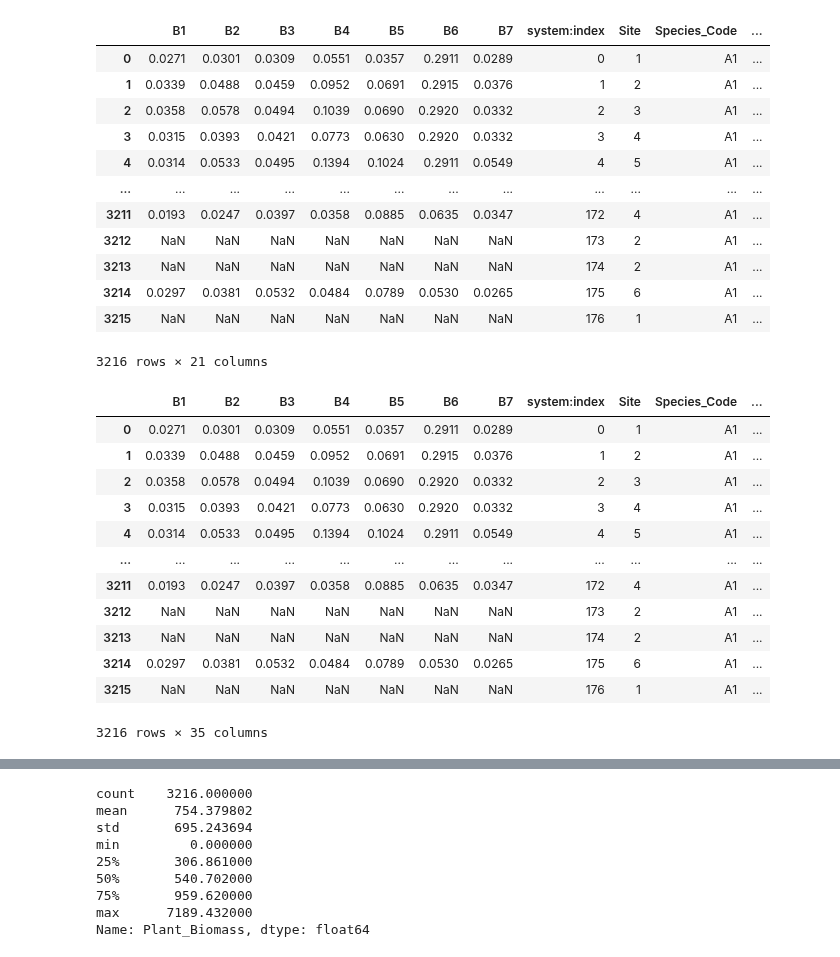
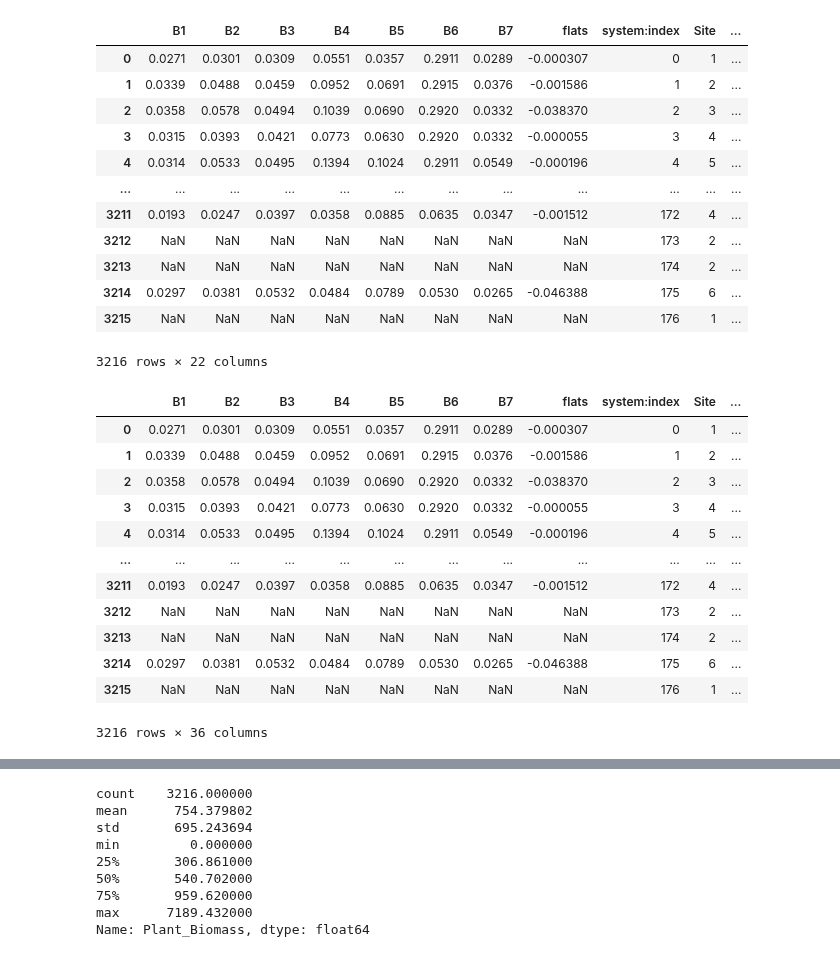
Before and after one commit to asajulien/PhD, a Jupyter notebook: Jupyter/Georgia/GA - yearly data.ipynb, the cells around one changed output, grey strips where cells are left out. Cells and saved outputs as stored; diff of their text form; code cells hidden in the pictures.

```diff
--- a/Jupyter/Georgia/GA - yearly data.ipynb
+++ b/Jupyter/Georgia/GA - yearly data.ipynb
@@ -15,49 +15,40 @@ import glob
 # %%
 ##import and concatenate datasets
 ##Mac:
 # path = r'/Users/asariversjulien/Documents/Data/CSV files/Sapelo/Yearly data'
-# all_files = glob.glob(path + "/*.csv")
-
-# li = []
-
-# for filename in all_files:
-#     df = pd.read_csv(filename, index_col=None, header=0)
-#     li.append(df)
-
-# df = pd.concat(li, axis=0, ignore_index=True)
 
 ##PC:
-path = r'C:/Users/arj26323/Documents/Data/Biomass datasets/Sapelo/Yearly data'
+path = r'C:/Users/arj26323/Documents/Data/Biomass datasets/Sapelo/Yearly data/Flats'
 all_files = glob.glob(path + "/*.csv")
 
 li = []
 
 for filename in all_files:
     df = pd.read_csv(filename, index_col=None, header=0)
     li.append(df)
 
 df = pd.concat(li, axis=0, ignore_index=True)
 
 # with pd.option_context('display.max_rows', None, 'display.max_columns', None):  ## more options can be specified also
 #     print(df)
 
 # df = df[df['Species_Code'] == 'A1'] ##eventually, you will want to do this
 
 df
 # %% [output]
-|  | B1 | B2 | B3 | B4 | B5 | B6 | B7 | system:index | Site | Species_Code | ... |
-| 0 | 0.0271 | 0.0301 | 0.0309 | 0.0551 | 0.0357 | 0.2911 | 0.0289 | 0 | 1 | A1 | ... |
-| 1 | 0.0339 | 0.0488 | 0.0459 | 0.0952 | 0.0691 | 0.2915 | 0.0376 | 1 | 2 | A1 | ... |
-| 2 | 0.0358 | 0.0578 | 0.0494 | 0.1039 | 0.0690 | 0.2920 | 0.0332 | 2 | 3 | A1 | ... |
-| 3 | 0.0315 | 0.0393 | 0.0421 | 0.0773 | 0.0630 | 0.2920 | 0.0332 | 3 | 4 | A1 | ... |
-| 4 | 0.0314 | 0.0533 | 0.0495 | 0.1394 | 0.1024 | 0.2911 | 0.0549 | 4 | 5 | A1 | ... |
+|  | B1 | B2 | B3 | B4 | B5 | B6 | B7 | flats | system:index | Site | ... |
+| 0 | 0.0271 | 0.0301 | 0.0309 | 0.0551 | 0.0357 | 0.2911 | 0.0289 | -0.000307 | 0 | 1 | ... |
+| 1 | 0.0339 | 0.0488 | 0.0459 | 0.0952 | 0.0691 | 0.2915 | 0.0376 | -0.001586 | 1 | 2 | ... |
+| 2 | 0.0358 | 0.0578 | 0.0494 | 0.1039 | 0.0690 | 0.2920 | 0.0332 | -0.038370 | 2 | 3 | ... |
+| 3 | 0.0315 | 0.0393 | 0.0421 | 0.0773 | 0.0630 | 0.2920 | 0.0332 | -0.000055 | 3 | 4 | ... |
+| 4 | 0.0314 | 0.0533 | 0.0495 | 0.1394 | 0.1024 | 0.2911 | 0.0549 | -0.000196 | 4 | 5 | ... |
 | ... | ... | ... | ... | ... | ... | ... | ... | ... | ... | ... | ... |
-| 3211 | 0.0193 | 0.0247 | 0.0397 | 0.0358 | 0.0885 | 0.0635 | 0.0347 | 172 | 4 | A1 | ... |
-| 3212 | NaN | NaN | NaN | NaN | NaN | NaN | NaN | 173 | 2 | A1 | ... |
-| 3213 | NaN | NaN | NaN | NaN | NaN | NaN | NaN | 174 | 2 | A1 | ... |
-| 3214 | 0.0297 | 0.0381 | 0.0532 | 0.0484 | 0.0789 | 0.0530 | 0.0265 | 175 | 6 | A1 | ... |
-| 3215 | NaN | NaN | NaN | NaN | NaN | NaN | NaN | 176 | 1 | A1 | ... |
+| 3211 | 0.0193 | 0.0247 | 0.0397 | 0.0358 | 0.0885 | 0.0635 | 0.0347 | -0.001512 | 172 | 4 | ... |
+| 3212 | NaN | NaN | NaN | NaN | NaN | NaN | NaN | NaN | 173 | 2 | ... |
+| 3213 | NaN | NaN | NaN | NaN | NaN | NaN | NaN | NaN | 174 | 2 | ... |
+| 3214 | 0.0297 | 0.0381 | 0.0532 | 0.0484 | 0.0789 | 0.0530 | 0.0265 | -0.046388 | 175 | 6 | ... |
+| 3215 | NaN | NaN | NaN | NaN | NaN | NaN | NaN | NaN | 176 | 1 | ... |
-3216 rows × 21 columns
+3216 rows × 22 columns
 # %%
 ##Bands and indices
 
@@ -88,17 +79,17 @@ df
 # with pd.option_context('display.max_rows', None, 'display.max_columns', None):
 #     print(df)
 # %% [output]
-|  | B1 | B2 | B3 | B4 | B5 | B6 | B7 | system:index | Site | Species_Code | ... |
-| 0 | 0.0271 | 0.0301 | 0.0309 | 0.0551 | 0.0357 | 0.2911 | 0.0289 | 0 | 1 | A1 | ... |
-| 1 | 0.0339 | 0.0488 | 0.0459 | 0.0952 | 0.0691 | 0.2915 | 0.0376 | 1 | 2 | A1 | ... |
-| 2 | 0.0358 | 0.0578 | 0.0494 | 0.1039 | 0.0690 | 0.2920 | 0.0332 | 2 | 3 | A1 | ... |
-| 3 | 0.0315 | 0.0393 | 0.0421 | 0.0773 | 0.0630 | 0.2920 | 0.0332 | 3 | 4 | A1 | ... |
-| 4 | 0.0314 | 0.0533 | 0.0495 | 0.1394 | 0.1024 | 0.2911 | 0.0549 | 4 | 5 | A1 | ... |
+|  | B1 | B2 | B3 | B4 | B5 | B6 | B7 | flats | system:index | Site | ... |
+| 0 | 0.0271 | 0.0301 | 0.0309 | 0.0551 | 0.0357 | 0.2911 | 0.0289 | -0.000307 | 0 | 1 | ... |
+| 1 | 0.0339 | 0.0488 | 0.0459 | 0.0952 | 0.0691 | 0.2915 | 0.0376 | -0.001586 | 1 | 2 | ... |
+| 2 | 0.0358 | 0.0578 | 0.0494 | 0.1039 | 0.0690 | 0.2920 | 0.0332 | -0.038370 | 2 | 3 | ... |
+| 3 | 0.0315 | 0.0393 | 0.0421 | 0.0773 | 0.0630 | 0.2920 | 0.0332 | -0.000055 | 3 | 4 | ... |
+| 4 | 0.0314 | 0.0533 | 0.0495 | 0.1394 | 0.1024 | 0.2911 | 0.0549 | -0.000196 | 4 | 5 | ... |
 | ... | ... | ... | ... | ... | ... | ... | ... | ... | ... | ... | ... |
-| 3211 | 0.0193 | 0.0247 | 0.0397 | 0.0358 | 0.0885 | 0.0635 | 0.0347 | 172 | 4 | A1 | ... |
-| 3212 | NaN | NaN | NaN | NaN | NaN | NaN | NaN | 173 | 2 | A1 | ... |
-| 3213 | NaN | NaN | NaN | NaN | NaN | NaN | NaN | 174 | 2 | A1 | ... |
-| 3214 | 0.0297 | 0.0381 | 0.0532 | 0.0484 | 0.0789 | 0.0530 | 0.0265 | 175 | 6 | A1 | ... |
-| 3215 | NaN | NaN | NaN | NaN | NaN | NaN | NaN | 176 | 1 | A1 | ... |
+| 3211 | 0.0193 | 0.0247 | 0.0397 | 0.0358 | 0.0885 | 0.0635 | 0.0347 | -0.001512 | 172 | 4 | ... |
+| 3212 | NaN | NaN | NaN | NaN | NaN | NaN | NaN | NaN | 173 | 2 | ... |
+| 3213 | NaN | NaN | NaN | NaN | NaN | NaN | NaN | NaN | 174 | 2 | ... |
+| 3214 | 0.0297 | 0.0381 | 0.0532 | 0.0484 | 0.0789 | 0.0530 | 0.0265 | -0.046388 | 175 | 6 | ... |
+| 3215 | NaN | NaN | NaN | NaN | NaN | NaN | NaN | NaN | 176 | 1 | ... |
-3216 rows × 35 columns
+3216 rows × 36 columns
 # %%
```
Also changed, not shown: parts of 11 cells of this notebook, 2 other files.
